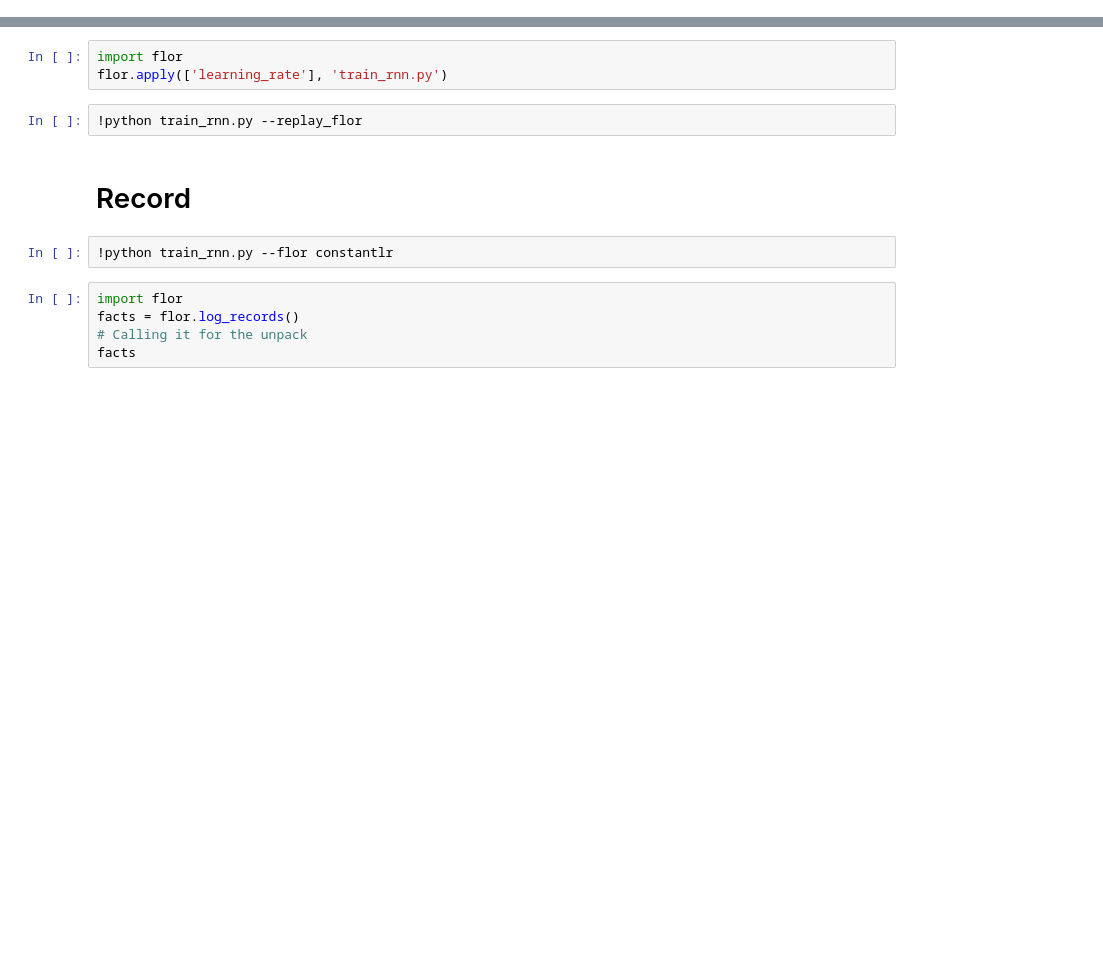
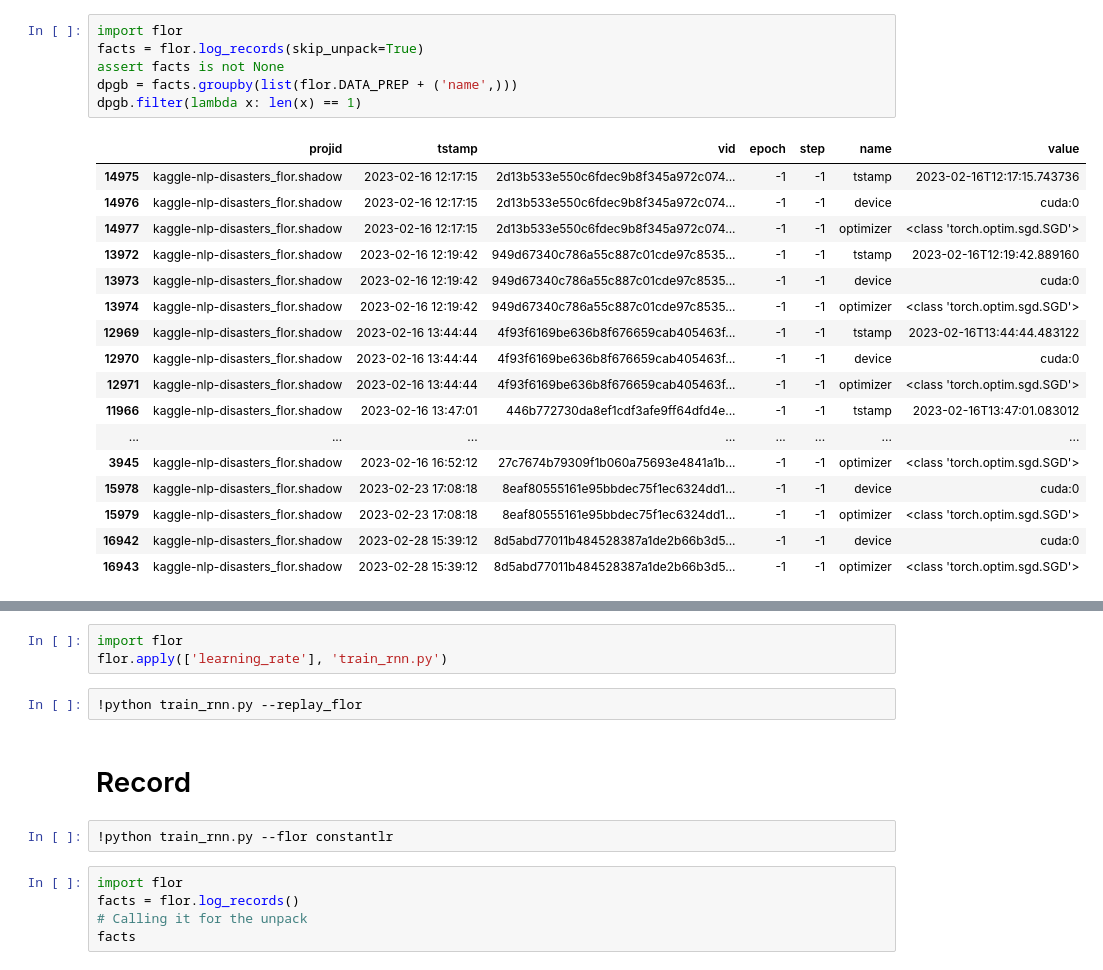
Before and after one commit to ucbrise/kaggle-nlp-disasters, a Jupyter notebook: lab_notebook.ipynb, the cells around one changed output, grey strips where cells are left out. Cells and saved outputs as stored; diff of their text form; blank space fills up the shorter version.

```diff
--- a/lab_notebook.ipynb
+++ b/lab_notebook.ipynb
@@ -7,0 +46,24 @@ flor.DATA_PREP, flor.OUTR_LOOP, flor.INNR_LOOP
+# %%
+import flor
+facts = flor.log_records(skip_unpack=True)
+assert facts is not None
+dpgb = facts.groupby(list(flor.DATA_PREP + ('name',)))
+dpgb.filter(lambda x: len(x) == 1)
+# %% [output]
+|  | projid | tstamp | vid | epoch | step | name | value |
+| 14975 | kaggle-nlp-disasters_flor.shadow | 2023-02-16 12:17:15 | 2d13b533e550c6fdec9b8f345a972c074... | -1 | -1 | tstamp | 2023-02-16T12:17:15.743736 |
+| 14976 | kaggle-nlp-disasters_flor.shadow | 2023-02-16 12:17:15 | 2d13b533e550c6fdec9b8f345a972c074... | -1 | -1 | device | cuda:0 |
+| 14977 | kaggle-nlp-disasters_flor.shadow | 2023-02-16 12:17:15 | 2d13b533e550c6fdec9b8f345a972c074... | -1 | -1 | optimizer | <class 'torch.optim.sgd.SGD'> |
+| 13972 | kaggle-nlp-disasters_flor.shadow | 2023-02-16 12:19:42 | 949d67340c786a55c887c01cde97c8535... | -1 | -1 | tstamp | 2023-02-16T12:19:42.889160 |
+| 13973 | kaggle-nlp-disasters_flor.shadow | 2023-02-16 12:19:42 | 949d67340c786a55c887c01cde97c8535... | -1 | -1 | device | cuda:0 |
+| 13974 | kaggle-nlp-disasters_flor.shadow | 2023-02-16 12:19:42 | 949d67340c786a55c887c01cde97c8535... | -1 | -1 | optimizer | <class 'torch.optim.sgd.SGD'> |
+| 12969 | kaggle-nlp-disasters_flor.shadow | 2023-02-16 13:44:44 | 4f93f6169be636b8f676659cab405463f... | -1 | -1 | tstamp | 2023-02-16T13:44:44.483122 |
+| 12970 | kaggle-nlp-disasters_flor.shadow | 2023-02-16 13:44:44 | 4f93f6169be636b8f676659cab405463f... | -1 | -1 | device | cuda:0 |
+| 12971 | kaggle-nlp-disasters_flor.shadow | 2023-02-16 13:44:44 | 4f93f6169be636b8f676659cab405463f... | -1 | -1 | optimizer | <class 'torch.optim.sgd.SGD'> |
+| 11966 | kaggle-nlp-disasters_flor.shadow | 2023-02-16 13:47:01 | 446b772730da8ef1cdf3afe9ff64dfd4e... | -1 | -1 | tstamp | 2023-02-16T13:47:01.083012 |
+| ... | ... | ... | ... | ... | ... | ... | ... |
+| 3945 | kaggle-nlp-disasters_flor.shadow | 2023-02-16 16:52:12 | 27c7674b79309f1b060a75693e4841a1b... | -1 | -1 | optimizer | <class 'torch.optim.sgd.SGD'> |
+| 15978 | kaggle-nlp-disasters_flor.shadow | 2023-02-23 17:08:18 | 8eaf80555161e95bbdec75f1ec6324dd1... | -1 | -1 | device | cuda:0 |
+| 15979 | kaggle-nlp-disasters_flor.shadow | 2023-02-23 17:08:18 | 8eaf80555161e95bbdec75f1ec6324dd1... | -1 | -1 | optimizer | <class 'torch.optim.sgd.SGD'> |
+| 16942 | kaggle-nlp-disasters_flor.shadow | 2023-02-28 15:39:12 | 8d5abd77011b484528387a1de2b66b3d5... | -1 | -1 | device | cuda:0 |
+| 16943 | kaggle-nlp-disasters_flor.shadow | 2023-02-28 15:39:12 | 8d5abd77011b484528387a1de2b66b3d5... | -1 | -1 | optimizer | <class 'torch.optim.sgd.SGD'> |
```
Also changed, not shown: parts of 5 cells of this notebook.
